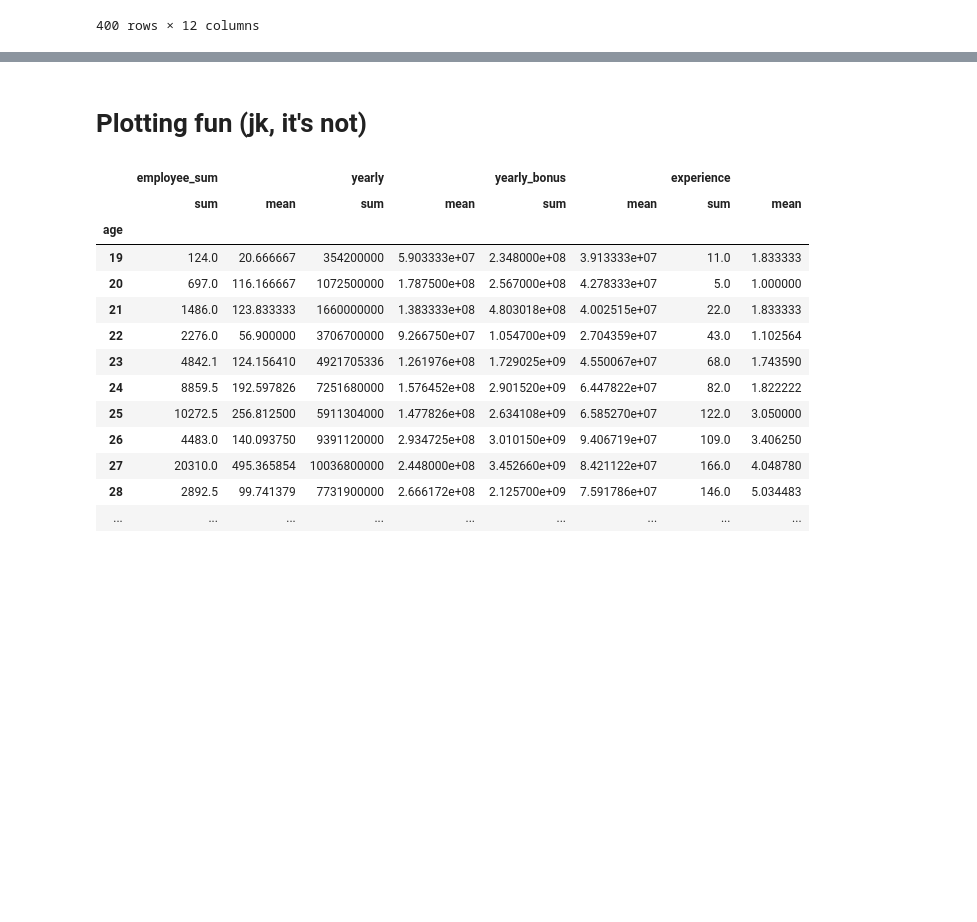
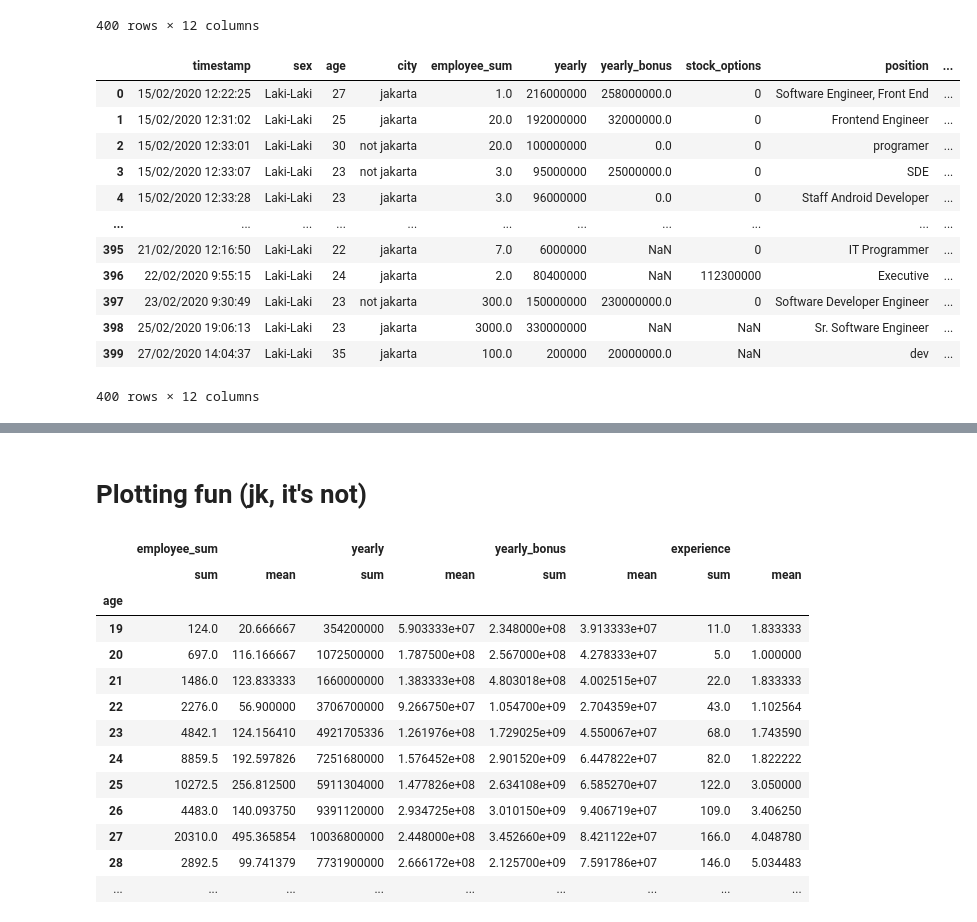
Before and after one commit to svmihar/survey-gaji-IT, a Jupyter notebook: 01_EDA.ipynb, the cells around one changed output, grey strips where cells are left out. Cells and saved outputs as stored; diff of their text form; code cells hidden in the pictures; blank space fills up the shorter version.

```diff
--- a/01_EDA.ipynb
+++ b/01_EDA.ipynb
@@ -33,12 +33,19 @@ def ngisi_experience_masa_pake_tahun(s):
 def jakarta_mah_jakarta_aja(s):
     if 'jakarta' in s.lower():
         return 'jakarta'
+    else:
+        return 'not jakarta'
 
-def insurance_to_categorical(s):
-    if s:
+def insurance_to_categorical(ins):
+    if isinstance(ins, float):
+        return 'no'
+    elif ins.isdigit():
+        if int(ins)>0:
+            return 'no'
+        else:
+            return 'yes'
+    elif isinstance(ins, str):
         return 'yes'
-    else:
-        return 'no'
 # %%
 df
 # %% [output]
@@ -67,6 +74,22 @@ df['yearly_bonus'] = pd.to_numeric(df['yearly_bonus'])
 
 df['city'] = df['city'].apply(jakarta_mah_jakarta_aja)
 df['insurance'] = df['insurance'].apply(insurance_to_categorical)
+# %%
+df
+# %% [output]
+|  | timestamp | sex | age | city | employee_sum | yearly | yearly_bonus | stock_options | position | ... |
+| 0 | 15/02/2020 12:22:25 | Laki-Laki | 27 | jakarta | 1.0 | 216000000 | 258000000.0 | 0 | Software Engineer, Front End | ... |
+| 1 | 15/02/2020 12:31:02 | Laki-Laki | 25 | jakarta | 20.0 | 192000000 | 32000000.0 | 0 | Frontend Engineer | ... |
+| 2 | 15/02/2020 12:33:01 | Laki-Laki | 30 | not jakarta | 20.0 | 100000000 | 0.0 | 0 | programer | ... |
+| 3 | 15/02/2020 12:33:07 | Laki-Laki | 23 | not jakarta | 3.0 | 95000000 | 25000000.0 | 0 | SDE | ... |
+| 4 | 15/02/2020 12:33:28 | Laki-Laki | 23 | jakarta | 3.0 | 96000000 | 0.0 | 0 | Staff Android Developer | ... |
+| ... | ... | ... | ... | ... | ... | ... | ... | ... | ... | ... |
+| 395 | 21/02/2020 12:16:50 | Laki-Laki | 22 | jakarta | 7.0 | 6000000 | NaN | 0 | IT Programmer | ... |
+| 396 | 22/02/2020 9:55:15 | Laki-Laki | 24 | jakarta | 2.0 | 80400000 | NaN | 112300000 | Executive | ... |
+| 397 | 23/02/2020 9:30:49 | Laki-Laki | 23 | not jakarta | 300.0 | 150000000 | 230000000.0 | 0 | Software Developer Engineer | ... |
+| 398 | 25/02/2020 19:06:13 | Laki-Laki | 23 | jakarta | 3000.0 | 330000000 | NaN | NaN | Sr. Software Engineer | ... |
+| 399 | 27/02/2020 14:04:37 | Laki-Laki | 35 | jakarta | 100.0 | 200000 | 20000000.0 | NaN | dev | ... |
+400 rows × 12 columns
 # %%
 from pandas_profiling import ProfileReport
 
```
Also changed, not shown: parts of 1 cell of this notebook, 3 other files.
